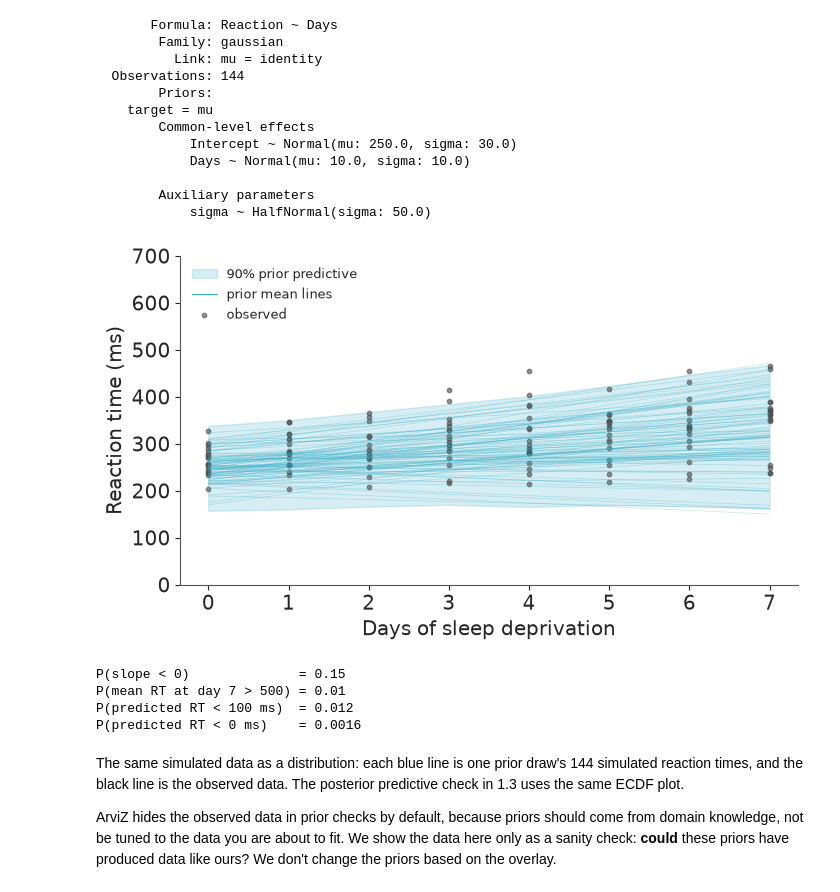
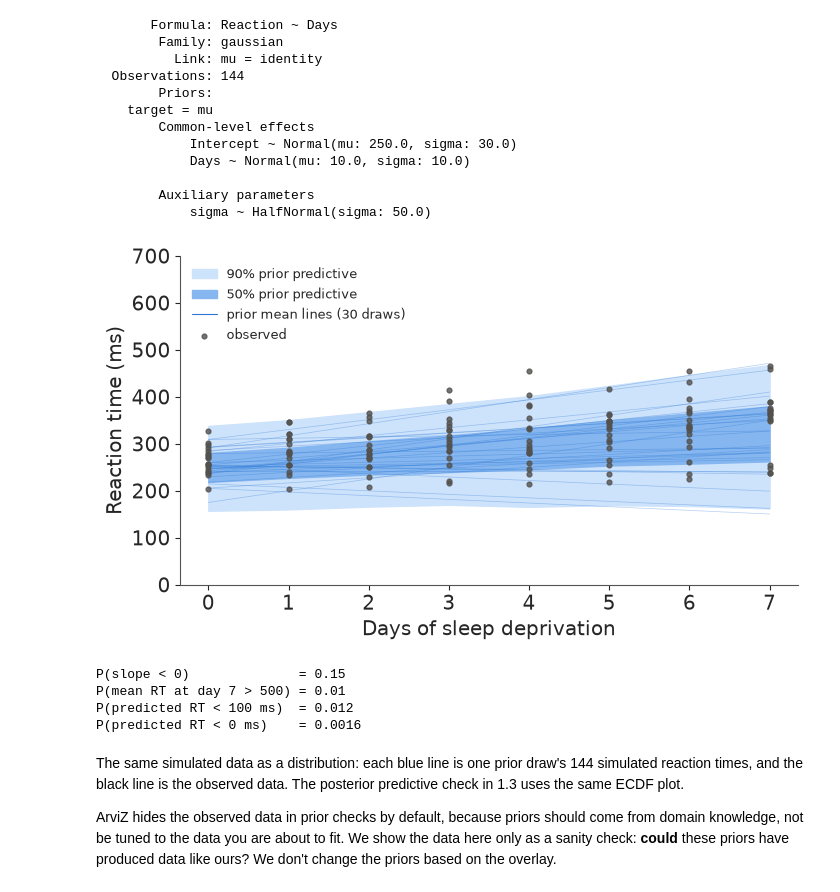
Before and after one commit to EnzonioBanderas/BayesianShortCourse, a Jupyter notebook: sleep/01_linear_baseline.ipynb, the cells around one changed output. Saved outputs shown, nothing was run; the diff lists cells and outputs as text; code cells hidden in the pictures.

```diff
--- a/sleep/01_linear_baseline.ipynb
+++ b/sleep/01_linear_baseline.ipynb
@@ -33,6 +33,11 @@ import arviz_plots as azp
 RANDOM_SEED = 20260924
 azp.style.use("arviz-variat")
 
+# Predictive-band colours: one hue per stage, light (90%) -> darker (50%) -> line
+PRIOR_90, PRIOR_50, PRIOR_LINE = "#cde2fb", "#86b6ef", "#2a78d6"  # blue
+POST_90, POST_50, POST_LINE = "#fbdccd", "#f5a888", "#eb6834"     # orange
+OBS = "#52514e"                                                   # observed data
+
 print("PyMC:", pm.__version__)
 print("Bambi:", bmb.__version__)
 print("arviz-base:", azb.__version__)
@@ -139,28 +144,30 @@ Sampling: [Days, Intercept, Reaction, sigma]
 # %%
 alpha = prior["prior"]["Intercept"].values.ravel()
 beta = prior["prior"]["Days"].values.ravel()
 y_prior = prior["prior_predictive"]["Reaction"].values.reshape(-1, len(sleep))
 
 days = np.arange(8)
 fig, ax = plt.subplots(figsize=(7, 4))
-# 90% prior predictive interval for a single observation on each day
-band = np.array([np.percentile(y_prior[:, sleep["Days"] == d], [5, 95]) for d in days])
-ax.fill_between(days, band[:, 0], band[:, 1], color="C0", alpha=0.2, label="90% prior predictive")
-# 100 prior draws of the population-average line
-for a, b in zip(alpha[:100], beta[:100]):
-    ax.plot(days, a + b * days, color="C0", lw=0.5, alpha=0.3)
-ax.plot([], [], color="C0", lw=0.8, label="prior mean lines")
-ax.scatter(sleep["Days"], sleep["Reaction"], s=10, color="0.3", alpha=0.6, label="observed")
+# 90% and 50% prior predictive intervals for a single observation on each day
+band = {q: np.array([np.percentile(y_prior[:, sleep["Days"] == d], [50 - q / 2, 50 + q / 2]) for d in days])
+        for q in (90, 50)}
+ax.fill_between(days, *band[90].T, color=PRIOR_90, label="90% prior predictive")
+ax.fill_between(days, *band[50].T, color=PRIOR_50, label="50% prior predictive")
+# 30 prior draws of the population-average line, thin so the bands stay visible
+for a, b in zip(alpha[:30], beta[:30]):
+    ax.plot(days, a + b * days, color=PRIOR_LINE, lw=0.5, alpha=0.35)
+ax.plot([], [], color=PRIOR_LINE, lw=0.8, label="prior mean lines (30 draws)")
+ax.scatter(sleep["Days"], sleep["Reaction"], s=12, color=OBS, alpha=0.8, label="observed", zorder=3)
 ax.set(xlabel="Days of sleep deprivation", ylabel="Reaction time (ms)", ylim=(0, 700))
 ax.legend(frameon=False, fontsize=9, loc="upper left")
 plt.show()
 
 print(f"P(slope < 0)              = {(beta < 0).mean():.2f}")
 print(f"P(mean RT at day 7 > 500) = {(alpha + 7 * beta > 500).mean():.2f}")
 print(f"P(predicted RT < 100 ms)  = {(y_prior < 100).mean():.3f}")
 print(f"P(predicted RT < 0 ms)    = {(y_prior < 0).mean():.4f}")
 # %% [output]
-[figure, old version]
+[figure, new version]
 P(slope < 0)              = 0.15
 P(mean RT at day 7 > 500) = 0.01
 P(predicted RT < 100 ms)  = 0.012
```
Also changed, not shown: parts of 5 cells of this notebook.
